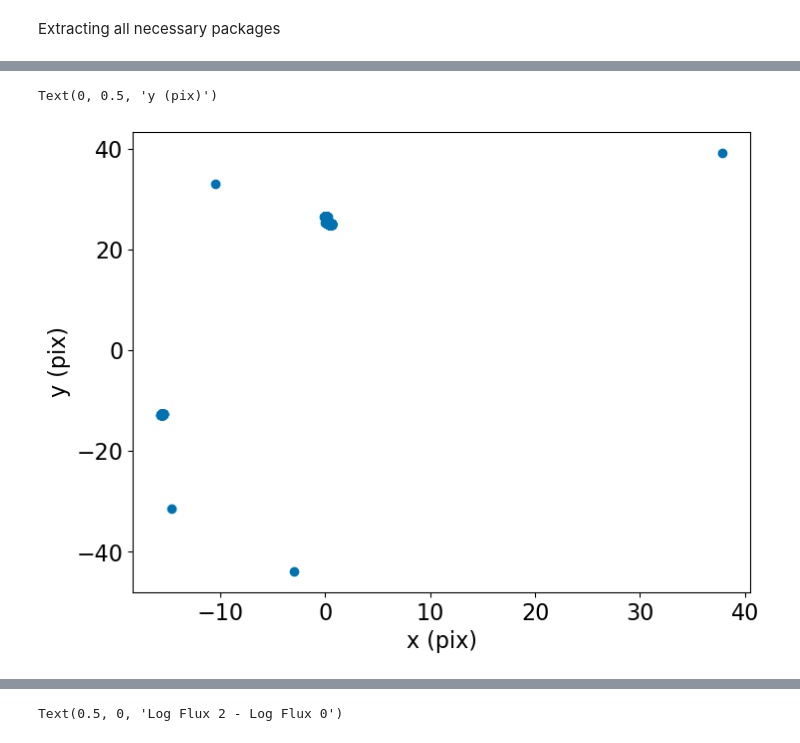
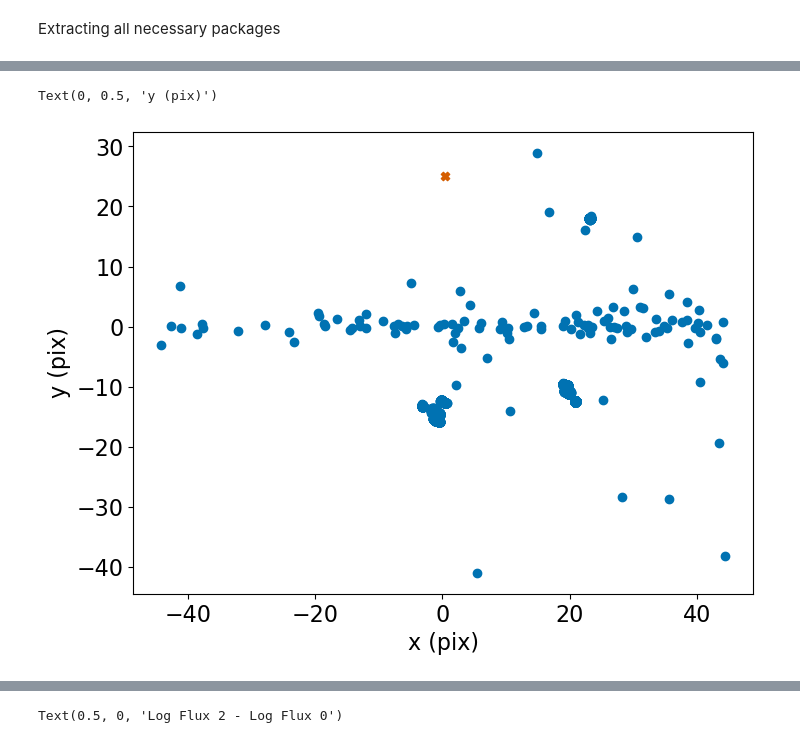
Before and after one commit to nicomii/astro_ladder, a Jupyter notebook: hr_diagram.ipynb, the cells around one changed output, grey strips where cells are left out. Drawn from its saved outputs; the diff is of its cells as text; code cells hidden in the pictures.

```diff
--- a/hr_diagram.ipynb
+++ b/hr_diagram.ipynb
@@ -24,8 +27,12 @@ import warnings
 warnings.filterwarnings('ignore')
 # %%
 ddir = "universe_8/"
-stars = pd.read_csv(ddir+'Top/Star_Data.csv')
+pos = "Left"
+stars = pd.read_csv(ddir+ f'{pos}/Star_Data.csv')
 print(stars.keys())
+stars.head(4)
+Name, X_stars, Y_stars, rad_velocity = stars["Name"] , stars["X"], stars["Y"], stars["RadialVelocity"]
+print(Y_stars)
 # %% [output]
 Index(['Name', 'X', 'Y', 'BlueF', 'GreenF', 'RedF', 'Parallax',
        'RadialVelocity', 'Variable?'],
@@ -33,7 +73,10 @@ Index(['Name', 'X', 'Y', 'BlueF', 'GreenF', 'RedF', 'Parallax',
 # %%
+centre = (0.4999, 24.9999)
+centres = [()]
 plt.scatter(stars.X,stars.Y)
+plt.scatter(*centre,color='C2',marker='X') # * expands the elements of a list
 plt.xlabel('x (pix)')
 plt.ylabel('y (pix)')
 # %% [output]
 Text(0, 0.5, 'y (pix)')
-[figure, old version]
+[figure, new version]
```
Also changed, not shown: parts of 8 cells of this notebook, 1 other file.
